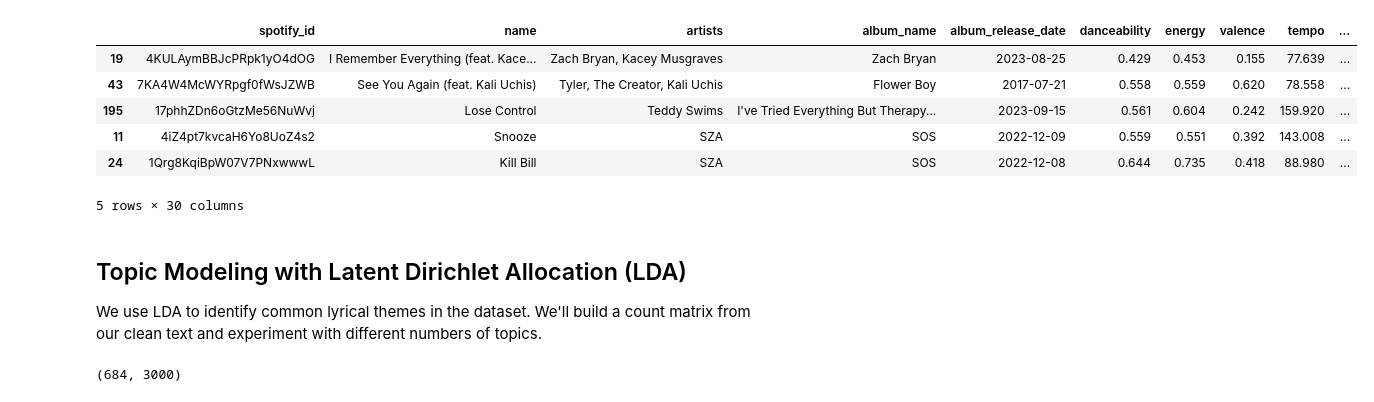
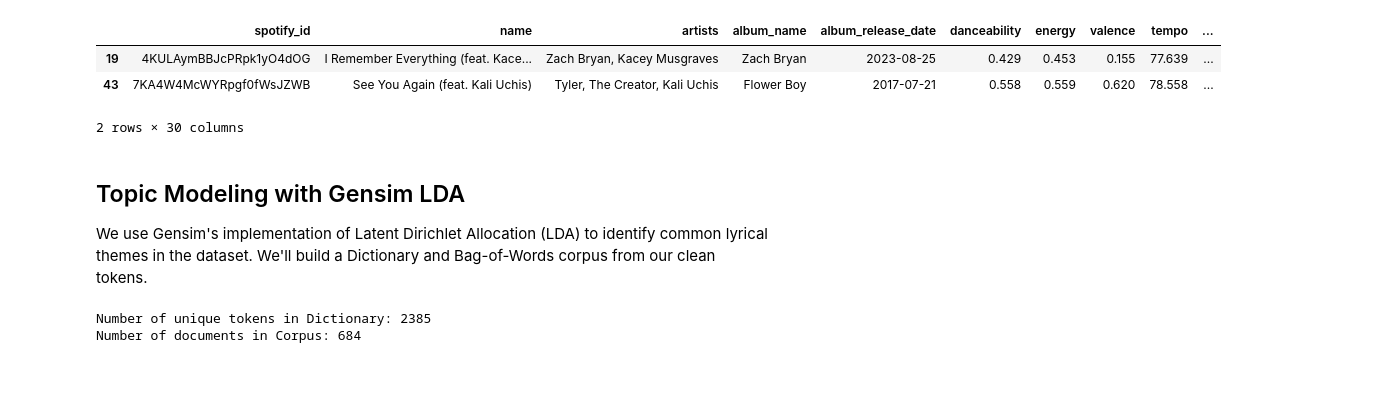
Before and after one commit to Manzife/Text-Mining, a Jupyter notebook: LDA_analysis.ipynb, the cells around one changed output. Saved outputs shown, nothing was run; the diff lists cells and outputs as text; code cells hidden in the pictures; blank space fills up the shorter version.

```diff
--- a/LDA_analysis.ipynb
+++ b/LDA_analysis.ipynb
@@ -1,39 +1,45 @@
 # %%
 import pandas as pd
 import numpy as np
 import matplotlib.pyplot as plt
 import seaborn as sns
-from sklearn.feature_extraction.text import CountVectorizer
-from sklearn.decomposition import LatentDirichletAllocation
+
+import gensim
+import gensim.corpora as corpora
+from gensim.models import LdaModel, CoherenceModel
+from wordcloud import WordCloud
 
 # Load data with features already extracted
 df = pd.read_pickle('features_extracted.pkl')
-df.head()
+df.head(2)
 # %% [output]
 |  | spotify_id | name | artists | album_name | album_release_date | danceability | energy | valence | tempo | ... |
 | 19 | 4KULAymBBJcPRpk1yO4dOG | I Remember Everything (feat. Kace... | Zach Bryan, Kacey Musgraves | Zach Bryan | 2023-08-25 | 0.429 | 0.453 | 0.155 | 77.639 | ... |
 | 43 | 7KA4W4McWYRpgf0fWsJZWB | See You Again (feat. Kali Uchis) | Tyler, The Creator, Kali Uchis | Flower Boy | 2017-07-21 | 0.558 | 0.559 | 0.620 | 78.558 | ... |
-| 195 | 17phhZDn6oGtzMe56NuWvj | Lose Control | Teddy Swims | I've Tried Everything But Therapy... | 2023-09-15 | 0.561 | 0.604 | 0.242 | 159.920 | ... |
-| 11 | 4iZ4pt7kvcaH6Yo8UoZ4s2 | Snooze | SZA | SOS | 2022-12-09 | 0.559 | 0.551 | 0.392 | 143.008 | ... |
-| 24 | 1Qrg8KqiBpW07V7PNxwwwL | Kill Bill | SZA | SOS | 2022-12-08 | 0.644 | 0.735 | 0.418 | 88.980 | ... |
-5 rows × 30 columns
+2 rows × 30 columns
 # %% [markdown]
-## Topic Modeling with Latent Dirichlet Allocation (LDA)
+## Topic Modeling with Gensim LDA
 
-We use LDA to identify common lyrical themes in the dataset. We'll build a count matrix from our clean text and experiment with different numbers of topics.
+We use Gensim's implementation of Latent Dirichlet Allocation (LDA) to identify common lyrical themes in the dataset. We'll build a Dictionary and Bag-of-Words corpus from our clean tokens.
-# %%
-from sklearn.feature_extraction.text import CountVectorizer
-
-# Step 1 — Build the Corpus (Bag-of-Words)
-# We use the clean text string (lyrics_preproc_v2)
-cv = CountVectorizer(
-    min_df=5,       # word must appear in at least 5 documents
-    max_df=0.85,    # ignore words appearing in >85% of docs
-    max_features=3000,
-    ngram_range=(1, 2)
-)
-count_matrix = cv.fit_transform(df["lyrics_preproc_v2"])
-count_matrix.shape
-# %% [output]
-(684, 3000)
+# %%
+# Step 1 — Build the Gensim Dictionary and Corpus
+# We use the already tokenized lists in the 'tokens' column.
+
+data_words = df['tokens'].tolist()
+
+# Create Dictionary
+id2word = corpora.Dictionary(data_words)
+
+# Filter out tokens that appear in less than 5 documents or more than 85% of the documents.
+# Also keep only the top 3000 most frequent tokens.
+id2word.filter_extremes(no_below=5, no_above=0.85, keep_n=3000)
+
+# Create Bag-of-Words Corpus: Term Document Frequency
+corpus = [id2word.doc2bow(text) for text in data_words]
+
+print(f"Number of unique tokens in Dictionary: {len(id2word)}")
+print(f"Number of documents in Corpus: {len(corpus)}")
+# %% [output]
+Number of unique tokens in Dictionary: 2385
+Number of documents in Corpus: 684
 # %%
```
Also changed, not shown: parts of 20 cells of this notebook, 5 other files.
